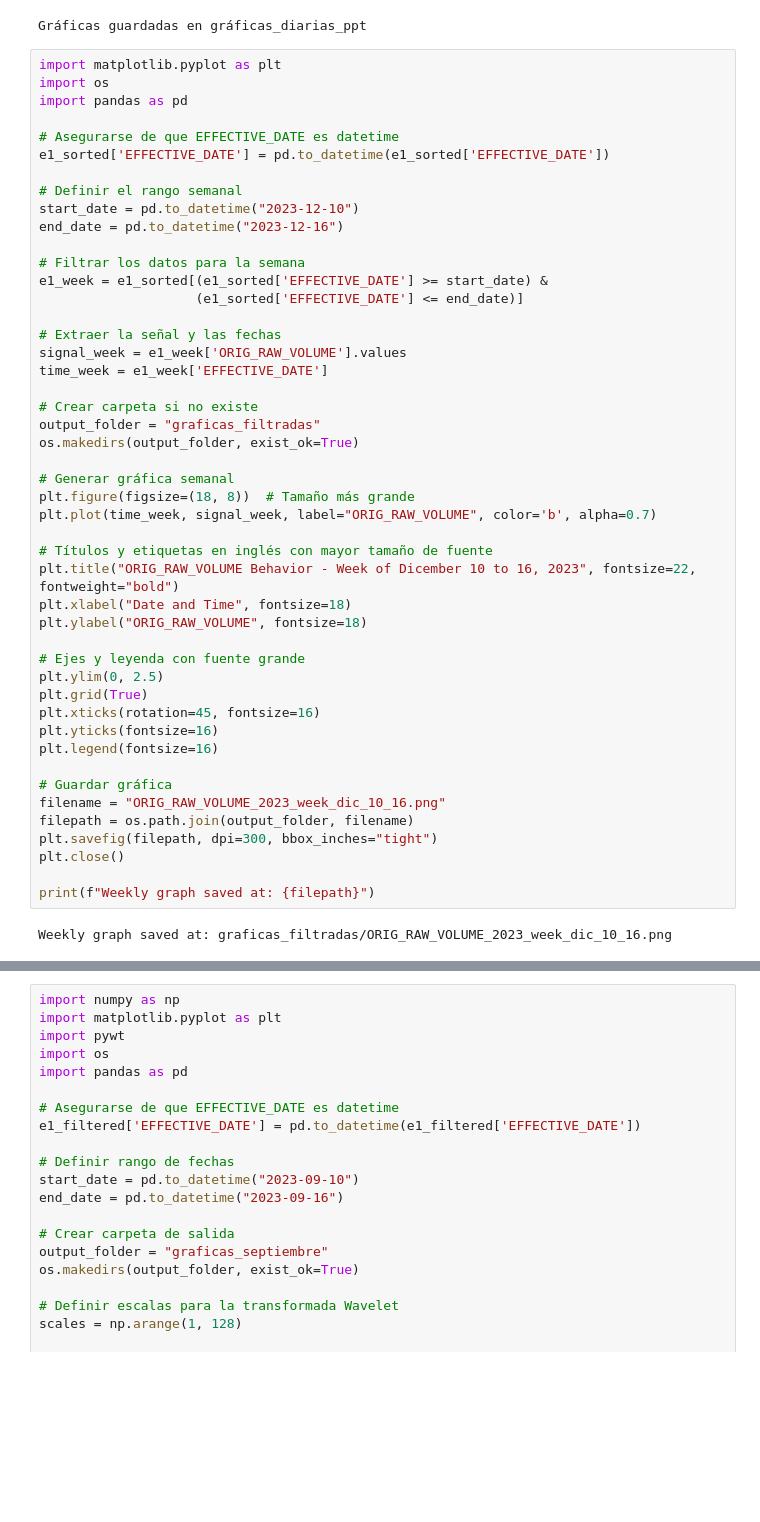
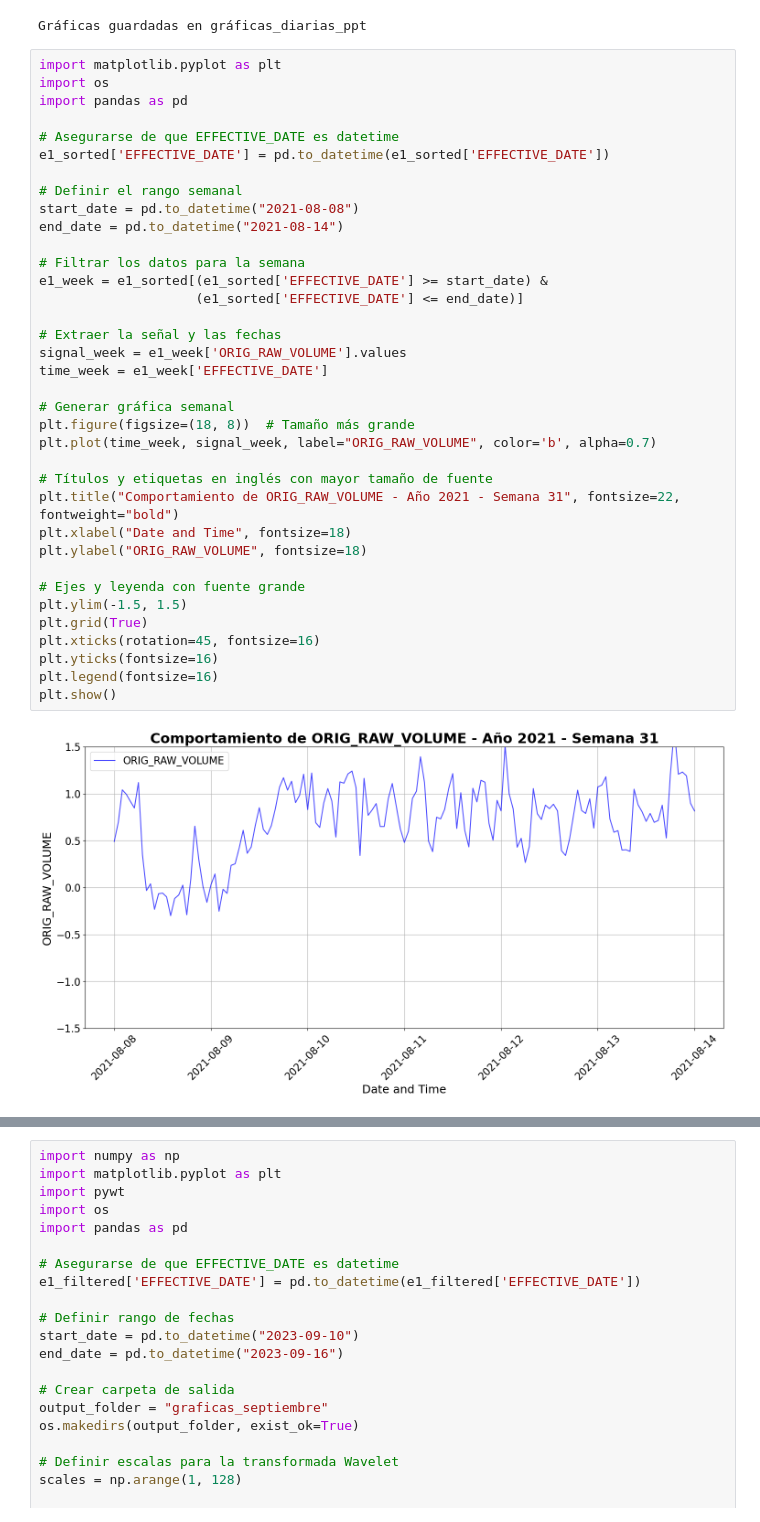
Before and after one commit to luna-as18/ProyectoGradoGEB, a Jupyter notebook: gráficas_diarias/Var_vs_T_generarimagenes.ipynb, the cells around one changed output, grey strips where cells are left out. Drawn from its saved outputs; the diff is of its cells as text; blank space fills up the shorter version.

Commit message:
gráficas

```diff
--- a/gráficas_diarias/Var_vs_T_generarimagenes.ipynb
+++ b/gráficas_diarias/Var_vs_T_generarimagenes.ipynb
@@ -114,50 +114,39 @@ import matplotlib.pyplot as plt
 import os
 import pandas as pd
 
 # Asegurarse de que EFFECTIVE_DATE es datetime
 e1_sorted['EFFECTIVE_DATE'] = pd.to_datetime(e1_sorted['EFFECTIVE_DATE'])
 
 # Definir el rango semanal
-start_date = pd.to_datetime("2023-12-10")
-end_date = pd.to_datetime("2023-12-16")
+start_date = pd.to_datetime("2021-08-08")
+end_date = pd.to_datetime("2021-08-14")
 
 # Filtrar los datos para la semana
 e1_week = e1_sorted[(e1_sorted['EFFECTIVE_DATE'] >= start_date) &
                     (e1_sorted['EFFECTIVE_DATE'] <= end_date)]
 
 # Extraer la señal y las fechas
 signal_week = e1_week['ORIG_RAW_VOLUME'].values
 time_week = e1_week['EFFECTIVE_DATE']
 
-# Crear carpeta si no existe
-output_folder = "graficas_filtradas"
-os.makedirs(output_folder, exist_ok=True)
-
 # Generar gráfica semanal
 plt.figure(figsize=(18, 8))  # Tamaño más grande
 plt.plot(time_week, signal_week, label="ORIG_RAW_VOLUME", color='b', alpha=0.7)
 
 # Títulos y etiquetas en inglés con mayor tamaño de fuente
-plt.title("ORIG_RAW_VOLUME Behavior - Week of Dicember 10 to 16, 2023", fontsize=22, fontweight="bold")
+plt.title("Comportamiento de ORIG_RAW_VOLUME - Año 2021 - Semana 31", fontsize=22, fontweight="bold")
 plt.xlabel("Date and Time", fontsize=18)
 plt.ylabel("ORIG_RAW_VOLUME", fontsize=18)
 
 # Ejes y leyenda con fuente grande
-plt.ylim(0, 2.5)
+plt.ylim(-1.5, 1.5)
 plt.grid(True)
 plt.xticks(rotation=45, fontsize=16)
 plt.yticks(fontsize=16)
 plt.legend(fontsize=16)
-
-# Guardar gráfica
-filename = "ORIG_RAW_VOLUME_2023_week_dic_10_16.png"
-filepath = os.path.join(output_folder, filename)
-plt.savefig(filepath, dpi=300, bbox_inches="tight")
-plt.close()
-
-print(f"Weekly graph saved at: {filepath}")
+plt.show()
 # %% [output]
-Weekly graph saved at: graficas_filtradas/ORIG_RAW_VOLUME_2023_week_dic_10_16.png
+[figure, added]
 # %%
 import matplotlib.pyplot as plt
 import os
```
Also changed, not shown: parts of 1 cell of this notebook, 1 other file.
